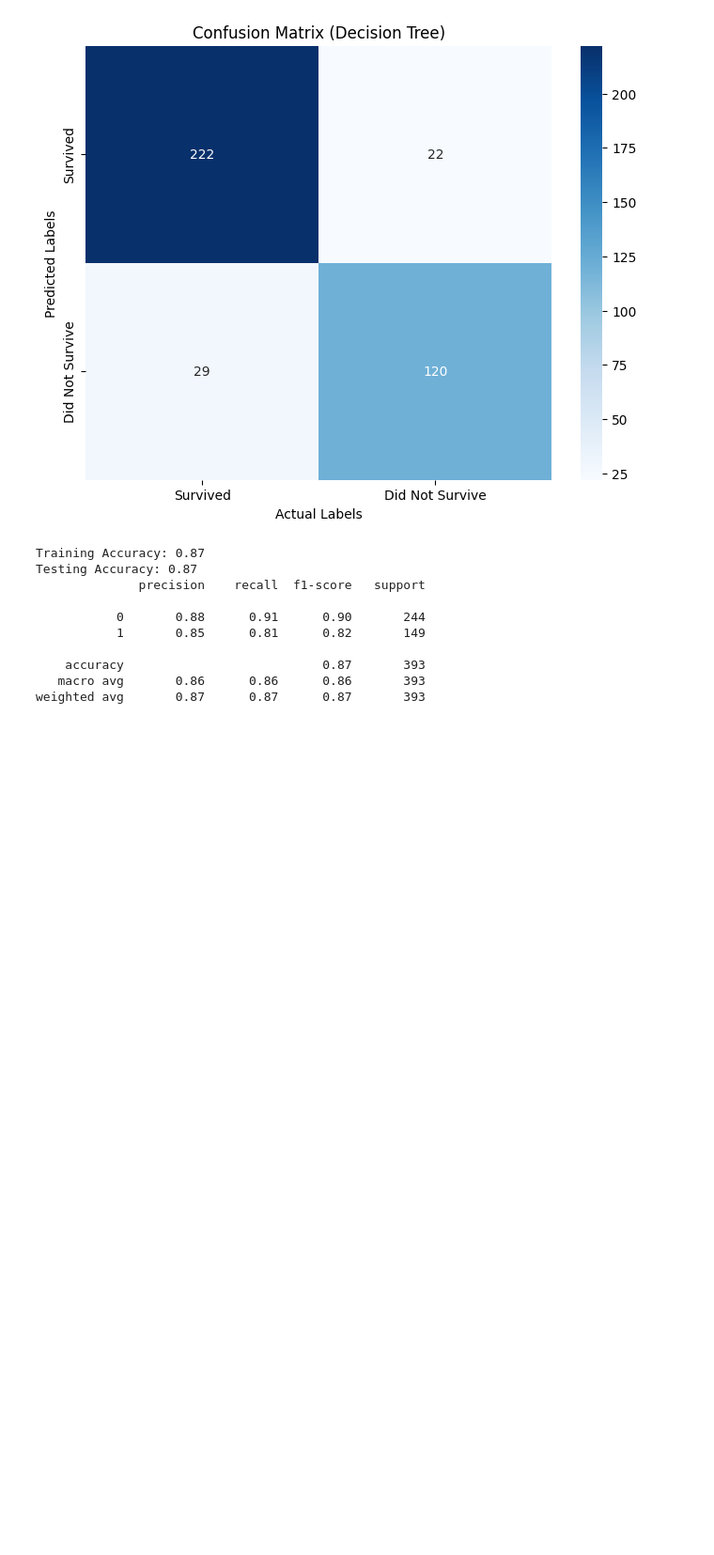
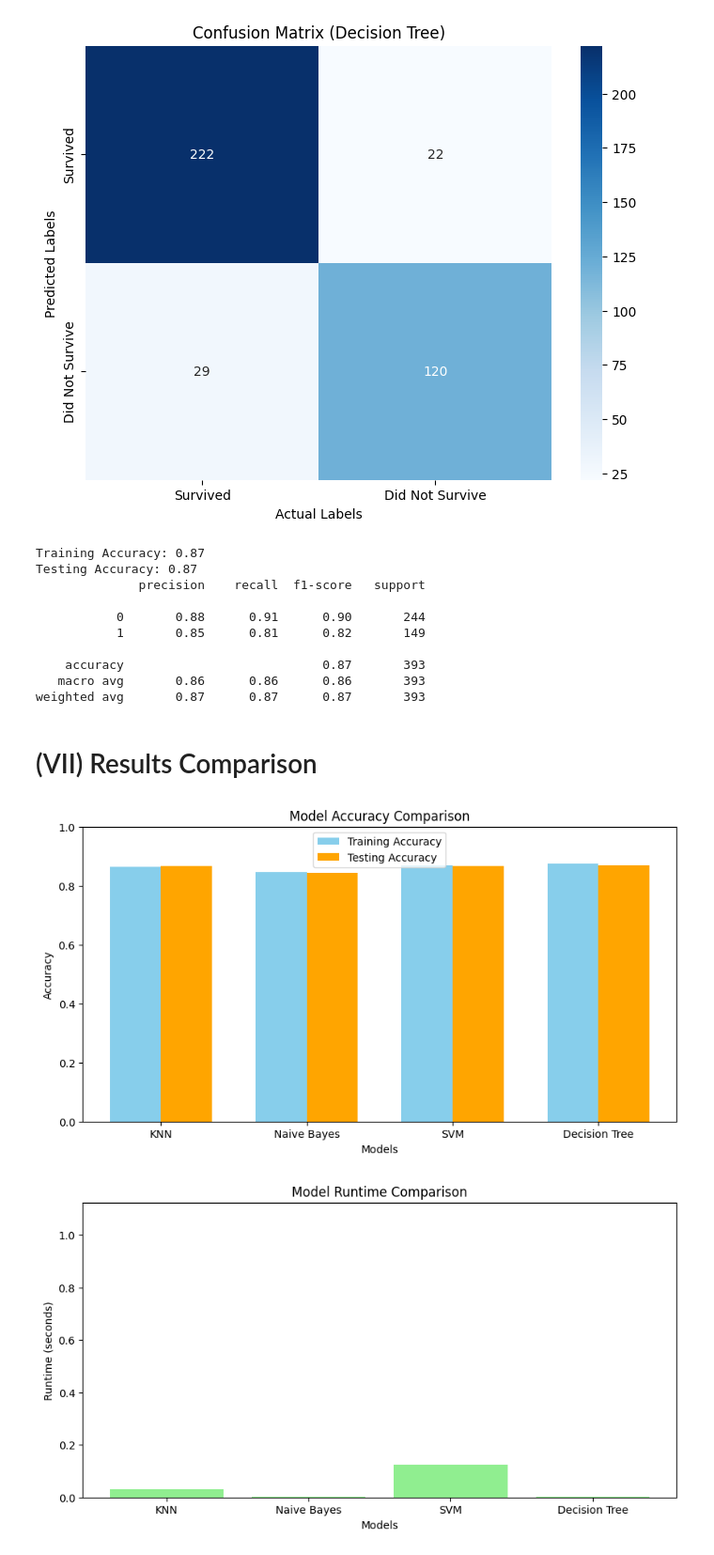
Before and after one commit to AhmedMohamady1/Titanic-Survivors-Prediction, a Jupyter notebook: main.ipynb, the cells around one changed output. Shown at 94% size. Cells and saved outputs as stored; diff of their text form; code cells hidden in the pictures; blank space fills up the shorter version.

```diff
--- a/main.ipynb
+++ b/main.ipynb
@@ -464,6 +485,8 @@ weighted avg       0.84      0.84      0.84       393
 # %% [markdown]
 ## (V) Support Vector Machine (SVM)
 # %%
+start_time = time.time()
+
 svm_params = {'C': [0.1, 1, 10], 'kernel': ['linear', 'rbf']} # test for best hyperparameters
 svm = SVC()
 
@@ -473,6 +496,8 @@ grid_search_svm.fit(X_train, y_train)
 best_svm = grid_search_svm.best_estimator_
 print("Best SVM Parameters:", grid_search_svm.best_params_)
 y_pred_svm = best_svm.predict(X_test)
+
+svm_train_time = time.time() - start_time
 # %% [output]
 Best SVM Parameters: {'C': 10, 'kernel': 'rbf'}
 # %%
@@ -532,6 +562,8 @@ weighted avg       0.87      0.87      0.87       393
 # %% [markdown]
 ## (VI) Decision Tree
 # %%
+start_time = time.time()
+
 # Define the Decision Tree model
 decision_tree = DecisionTreeClassifier(
     max_depth=3,                # Limit the depth of the tree
@@ -547,6 +579,7 @@ decision_tree.fit(X_train, y_train)
 # Make predictions
 train_predictions = decision_tree.predict(X_train)
 test_predictions = decision_tree.predict(X_test)
+tree_train_time = time.time() - start_time
 
 # Visualize the tree
 plt.figure(figsize=(12, 8))
@@ -570,13 +603,18 @@ plt.show()
 [figure]
 # %%
 # Calculate accuracies
-training_accuracy = accuracy_score(y_train, train_predictions)
-testing_accuracy = accuracy_score(y_test, test_predictions)
+tree_training_accuracy = accuracy_score(y_train, train_predictions)
+tree_testing_accuracy = accuracy_score(y_test, test_predictions)
 
 # Print results
-print(f"Training Accuracy: {training_accuracy:.2f}")
-print(f"Testing Accuracy: {testing_accuracy:.2f}")
+print(f"Training Accuracy: {tree_training_accuracy:.2f}")
+print(f"Testing Accuracy: {tree_testing_accuracy:.2f}")
 print(classification_report(y_test, test_predictions))
+
+model_names.append("Decision Tree")
+training_accuracies.append(tree_training_accuracy)
+testing_accuracies.append(tree_testing_accuracy)
+runtimes.append(tree_train_time)
 # %% [output]
 Training Accuracy: 0.87
 Testing Accuracy: 0.87
@@ -588,3 +626,40 @@ Testing Accuracy: 0.87
     accuracy                           0.87       393
    macro avg       0.86      0.86      0.86       393
 weighted avg       0.87      0.87      0.87       393
+# %% [markdown]
+# (VII) Results Comparison
+# %%
+# Create DataFrames for visualization
+results_df = pd.DataFrame({
+    'Model': model_names,
+    'Training Accuracy': training_accuracies,
+    'Testing Accuracy': testing_accuracies,
+    'Runtime (seconds)': runtimes
+})
+# Visualization for Accuracy
+plt.figure(figsize=(10, 5))
+x = np.arange(len(model_names))
+bar_width = 0.35
+
+plt.bar(x - bar_width / 2, training_accuracies, width=bar_width, label='Training Accuracy', color='skyblue')
+plt.bar(x + bar_width / 2, testing_accuracies, width=bar_width, label='Testing Accuracy', color='orange')
+
+plt.xlabel('Models')
+plt.ylabel('Accuracy')
+plt.title('Model Accuracy Comparison')
+plt.xticks(x, model_names)
+plt.ylim(0, 1)
+plt.legend()
+plt.show()
+
+# Visualization for Runtime
+plt.figure(figsize=(10, 5))
+plt.bar(model_names, runtimes, color='lightgreen')
+plt.xlabel('Models')
+plt.ylabel('Runtime (seconds)')
+plt.title('Model Runtime Comparison')
+plt.ylim(0, max(runtimes) + 1)
+plt.show()
+# %% [output]
+[figure, added]
+[figure, added]
```
Also changed, not shown: parts of 6 cells of this notebook.
